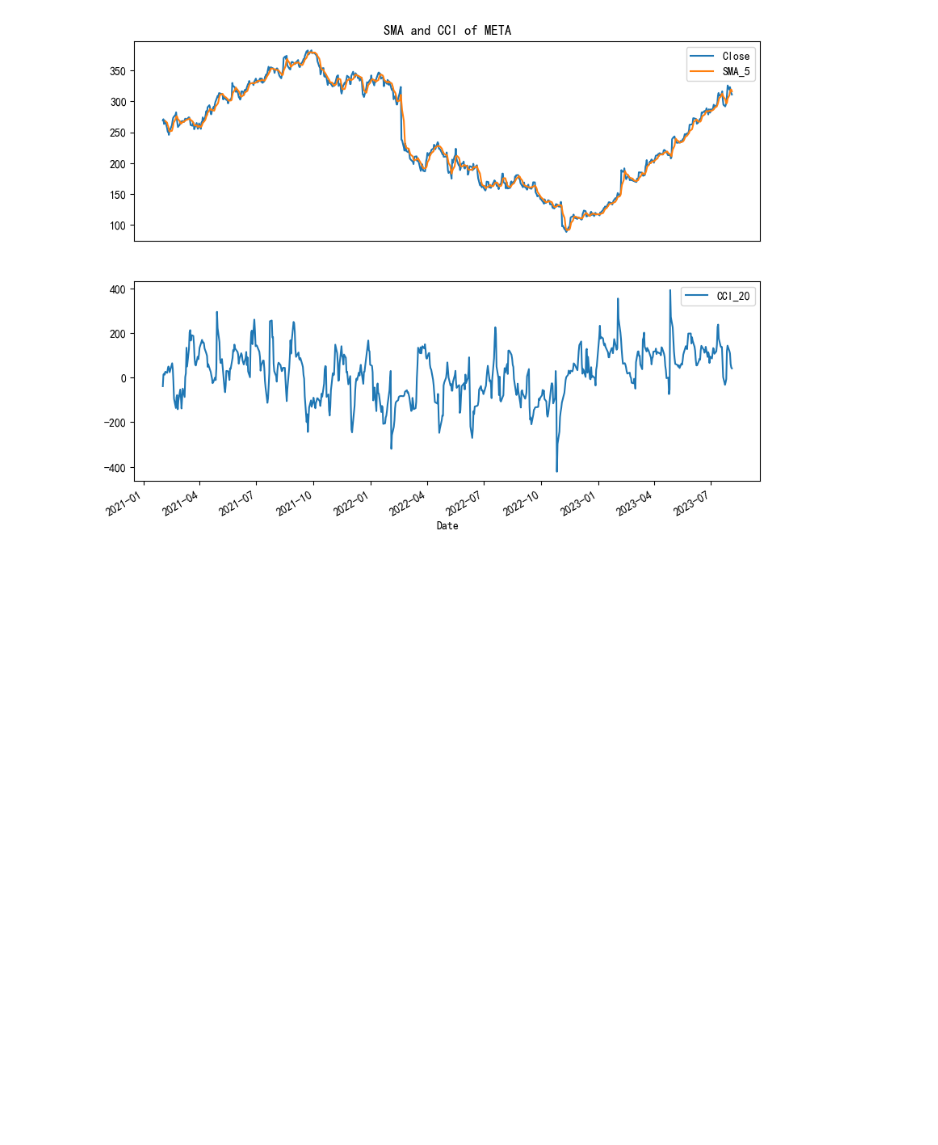
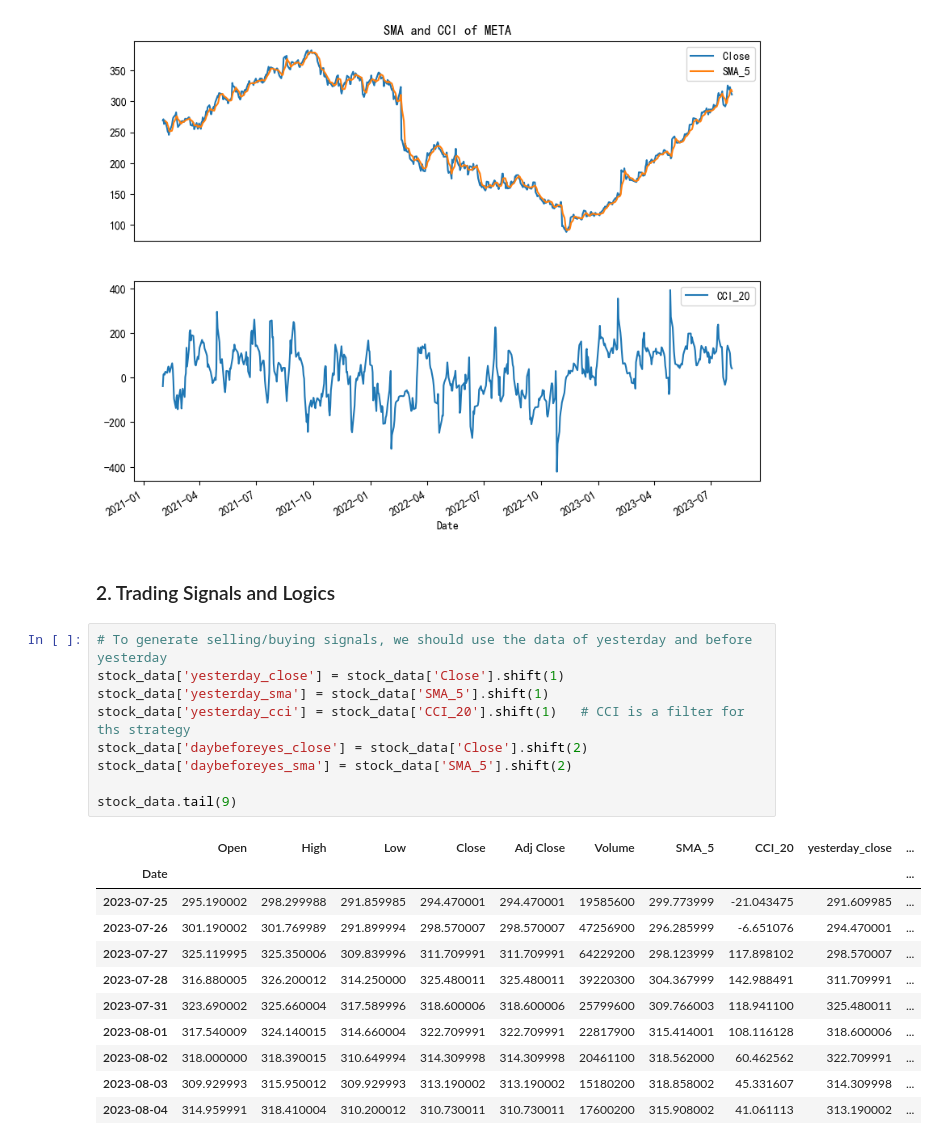
Before and after one commit to charliehou1920/Trading_Strategies_Hub, a Jupyter notebook: SMA+CCI.ipynb, the cells around one changed output. Drawn from its saved outputs; the diff is of its cells as text; blank space fills up the shorter version.

```diff
--- a/SMA+CCI.ipynb
+++ b/SMA+CCI.ipynb
@@ -51,3 +51,26 @@ plt.legend()
 plt.show()
 # %% [output]
 [figure]
+# %% [markdown]
+### 2. Trading Signals and Logics
+# %%
+# To generate selling/buying signals, we should use the data of yesterday and before yesterday
+stock_data['yesterday_close'] = stock_data['Close'].shift(1)
+stock_data['yesterday_sma'] = stock_data['SMA_5'].shift(1)
+stock_data['yesterday_cci'] = stock_data['CCI_20'].shift(1)   # CCI is a filter for ths strategy
+stock_data['daybeforeyes_close'] = stock_data['Close'].shift(2)
+stock_data['daybeforeyes_sma'] = stock_data['SMA_5'].shift(2)
+
+stock_data.tail(9)
+# %% [output]
+|  | Open | High | Low | Close | Adj Close | Volume | SMA_5 | CCI_20 | yesterday_close | ... |
+| Date |  |  |  |  |  |  |  |  |  | ... |
+| 2023-07-25 | 295.190002 | 298.299988 | 291.859985 | 294.470001 | 294.470001 | 19585600 | 299.773999 | -21.043475 | 291.609985 | ... |
+| 2023-07-26 | 301.190002 | 301.769989 | 291.899994 | 298.570007 | 298.570007 | 47256900 | 296.285999 | -6.651076 | 294.470001 | ... |
+| 2023-07-27 | 325.119995 | 325.350006 | 309.839996 | 311.709991 | 311.709991 | 64229200 | 298.123999 | 117.898102 | 298.570007 | ... |
+| 2023-07-28 | 316.880005 | 326.200012 | 314.250000 | 325.480011 | 325.480011 | 39220300 | 304.367999 | 142.988491 | 311.709991 | ... |
+| 2023-07-31 | 323.690002 | 325.660004 | 317.589996 | 318.600006 | 318.600006 | 25799600 | 309.766003 | 118.941100 | 325.480011 | ... |
+| 2023-08-01 | 317.540009 | 324.140015 | 314.660004 | 322.709991 | 322.709991 | 22817900 | 315.414001 | 108.116128 | 318.600006 | ... |
+| 2023-08-02 | 318.000000 | 318.390015 | 310.649994 | 314.309998 | 314.309998 | 20461100 | 318.562000 | 60.462562 | 322.709991 | ... |
+| 2023-08-03 | 309.929993 | 315.950012 | 309.929993 | 313.190002 | 313.190002 | 15180200 | 318.858002 | 45.331607 | 314.309998 | ... |
+| 2023-08-04 | 314.959991 | 318.410004 | 310.200012 | 310.730011 | 310.730011 | 17600200 | 315.908002 | 41.061113 | 313.190002 | ... |
```
Also changed, not shown: parts of 1 cell of this notebook.
